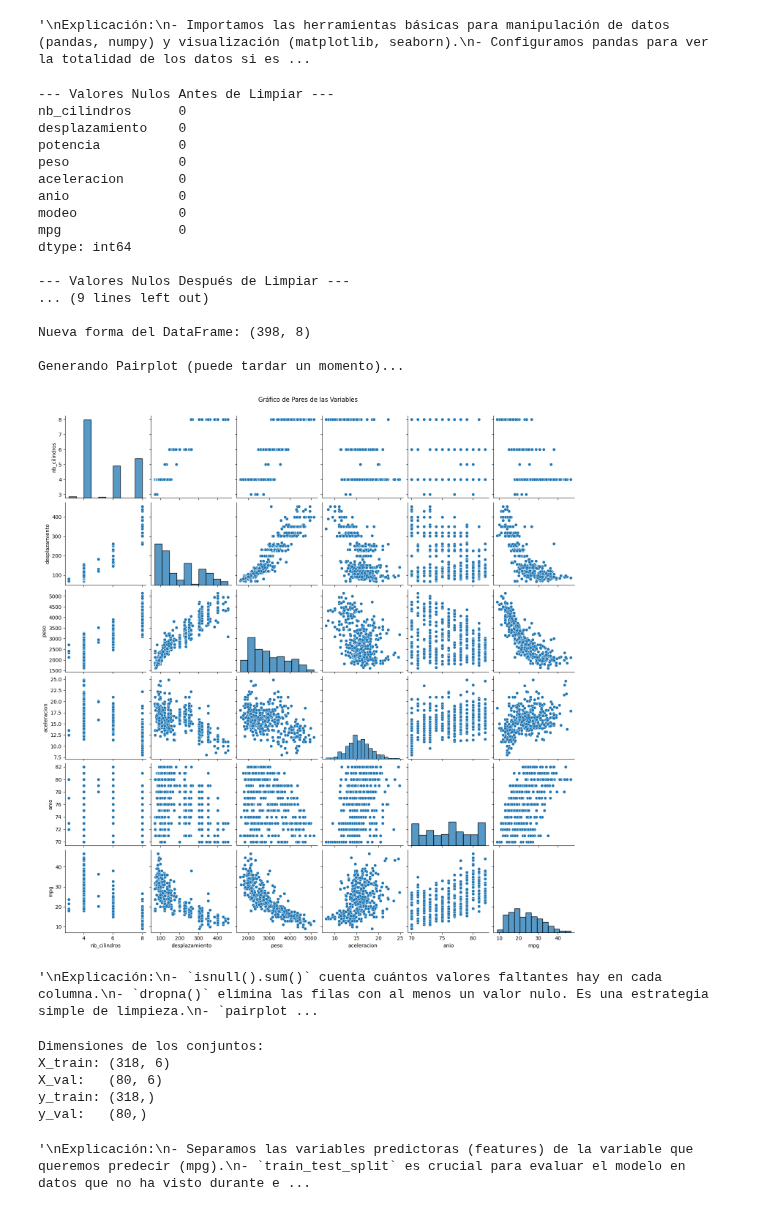
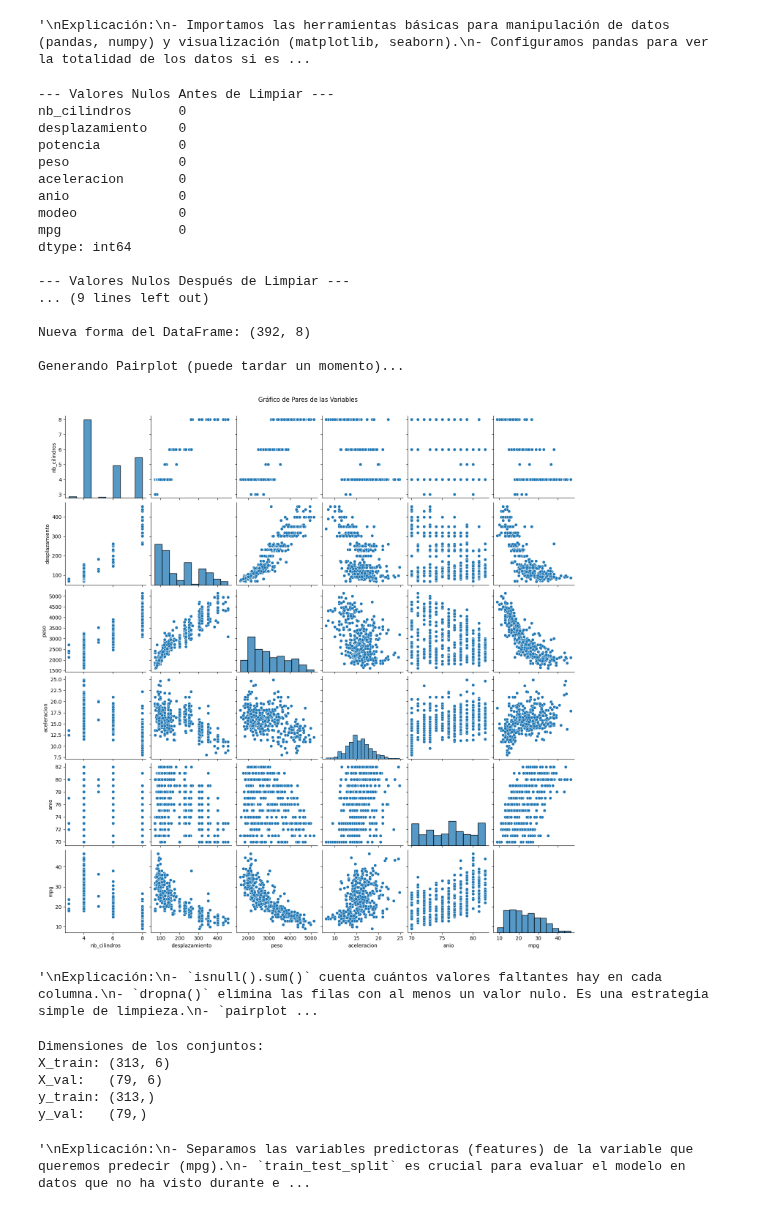
Before and after one commit to WSmithDR/espol-bootcamp-data_science, a Jupyter notebook: main.ipynb, the cells around one changed output. Drawn from its saved outputs; the diff is of its cells as text; code cells hidden in the pictures.

```diff
--- a/main.ipynb
+++ b/main.ipynb
@@ -54,6 +54,7 @@ print("--- Valores Nulos Antes de Limpiar ---")
 print(df.isnull().sum())
 
 # 2. Eliminar filas con nulos
+df.replace("?", np.nan, inplace=True)
 df.dropna(inplace=True) # inplace=True modifica el DataFrame directamente
 print("\n--- Valores Nulos Después de Limpiar ---")
 print(df.isnull().sum())
@@ -61,35 +62,35 @@ print(f"\nNueva forma del DataFrame: {df.shape}")
 
 # 3. Generar gráfico de pares
 print("\nGenerando Pairplot (puede tardar un momento)...")
 sns.pairplot(df)
 plt.suptitle('Gráfico de Pares de las Variables', y=1.02) # Título superior
 plt.show()
 
 """
 Explicación:
 - `isnull().sum()` cuenta cuántos valores faltantes hay en cada columna.
 - `dropna()` elimina las filas con al menos un valor nulo. Es una estrategia simple de limpieza.
 - `pairplot` de seaborn crea una matriz de gráficos: histogramas en la diagonal (distribución de cada variable) y diagramas de dispersión fuera de la diagonal (relación entre pares de variables). Ayuda a identificar patrones visualmente.
 """
 # %% [output]
 --- Valores Nulos Antes de Limpiar ---
 nb_cilindros      0
 desplazamiento    0
 potencia          0
 peso              0
 aceleracion       0
 anio              0
 modeo             0
 mpg               0
 dtype: int64
 
 --- Valores Nulos Después de Limpiar ---
 ... (9 lines left out)
 
-Nueva forma del DataFrame: (398, 8)
+Nueva forma del DataFrame: (392, 8)
 
 Generando Pairplot (puede tardar un momento)...
-[figure, old version]
+[figure, new version]
 '\nExplicación:\n- `isnull().sum()` cuenta cuántos valores faltantes hay en cada columna.\n- `dropna()` elimina las filas con al menos un valor nulo. Es una estrategia simple de limpieza.\n- `pairplot ...
 # %%
 from sklearn.model_selection import train_test_split
@@ -122,8 +123,8 @@ Explicación:
 """
 # %% [output]
 Dimensiones de los conjuntos:
-X_train: (318, 6)
-X_val:   (80, 6)
-y_train: (318,)
-y_val:   (80,)
+X_train: (313, 6)
+X_val:   (79, 6)
+y_train: (313,)
+y_val:   (79,)
 '\nExplicación:\n- Separamos las variables predictoras (features) de la variable que queremos predecir (mpg).\n- `train_test_split` es crucial para evaluar el modelo en datos que no ha visto durante e ...
```
Also changed, not shown: parts of 1 cell of this notebook.
